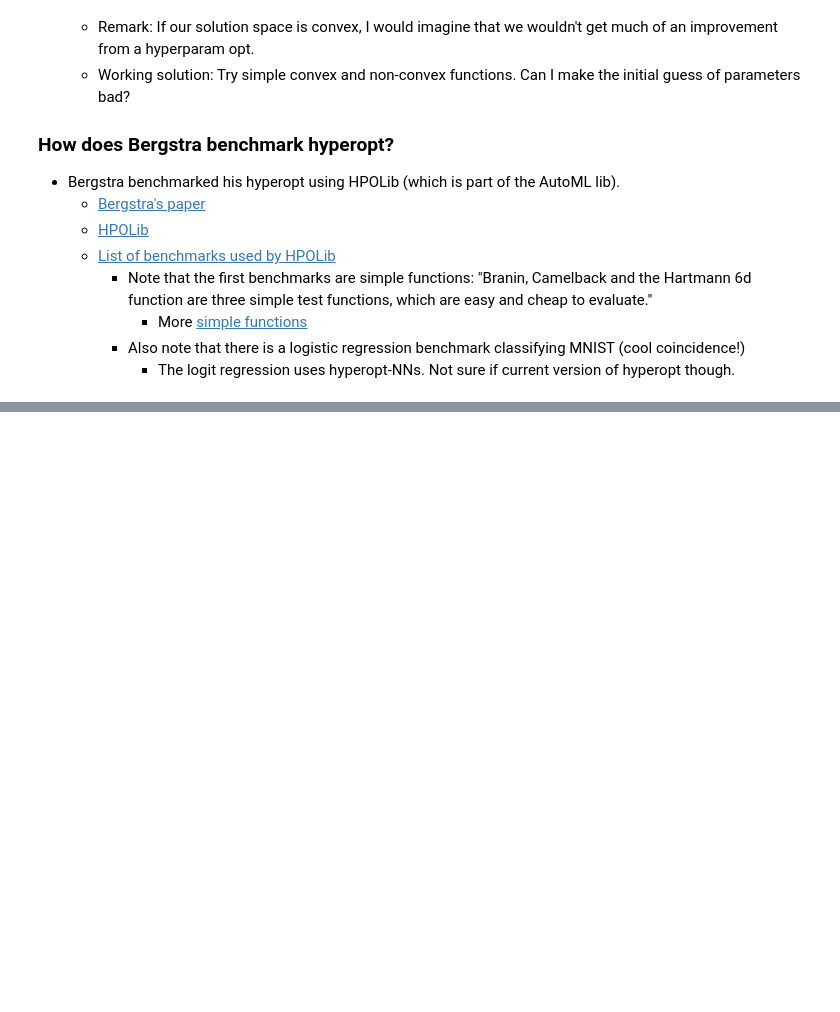
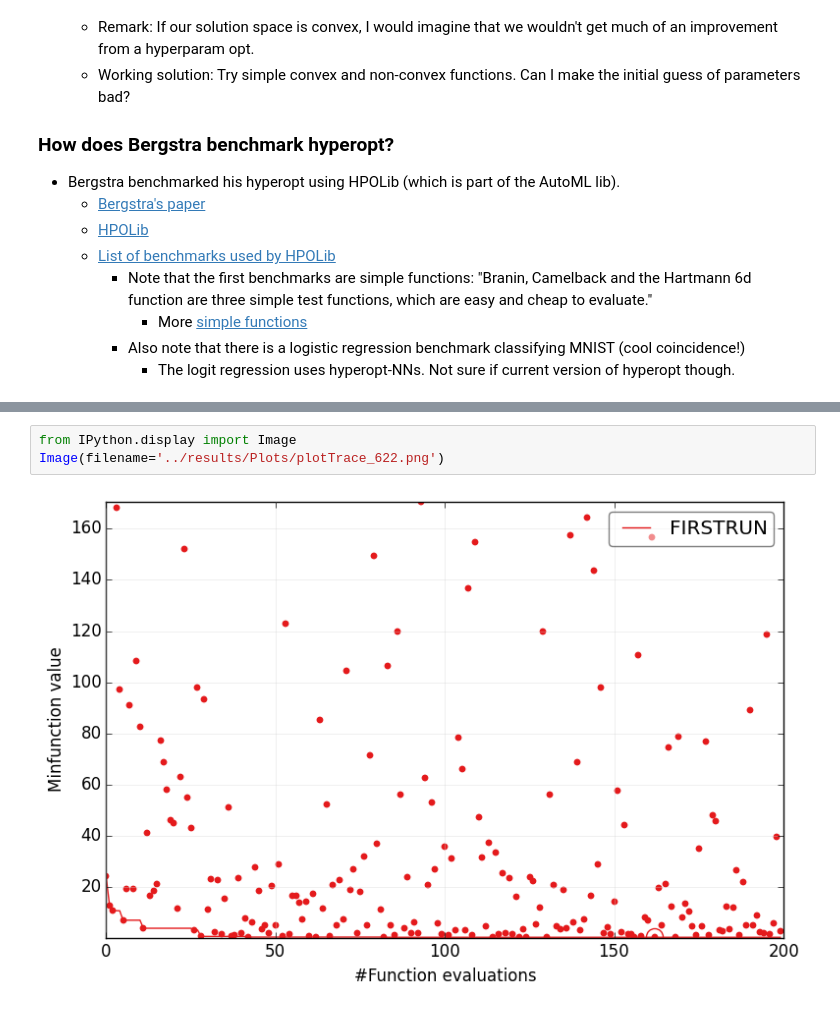
Before and after one commit to HyperParameterOptimization/benchmarks, a Jupyter notebook: notebooks/hyperparam_work_notes.ipynb, the cells around one changed output, grey strips where cells are left out. Drawn from its saved outputs; the diff is of its cells as text; blank space fills up the shorter version.

```diff
--- a/notebooks/hyperparam_work_notes.ipynb
+++ b/notebooks/hyperparam_work_notes.ipynb
@@ -229,0 +268,5 @@ Parameters: {'C': 1, 'intercept_scaling': 0.10000000000000001, 'max_iter': 100,
+# %%
+from IPython.display import Image
+Image(filename='../results/Plots/plotTrace_622.png')
+# %% [output]
+[figure, added]
```
Also changed, not shown: parts of 5 cells of this notebook.
